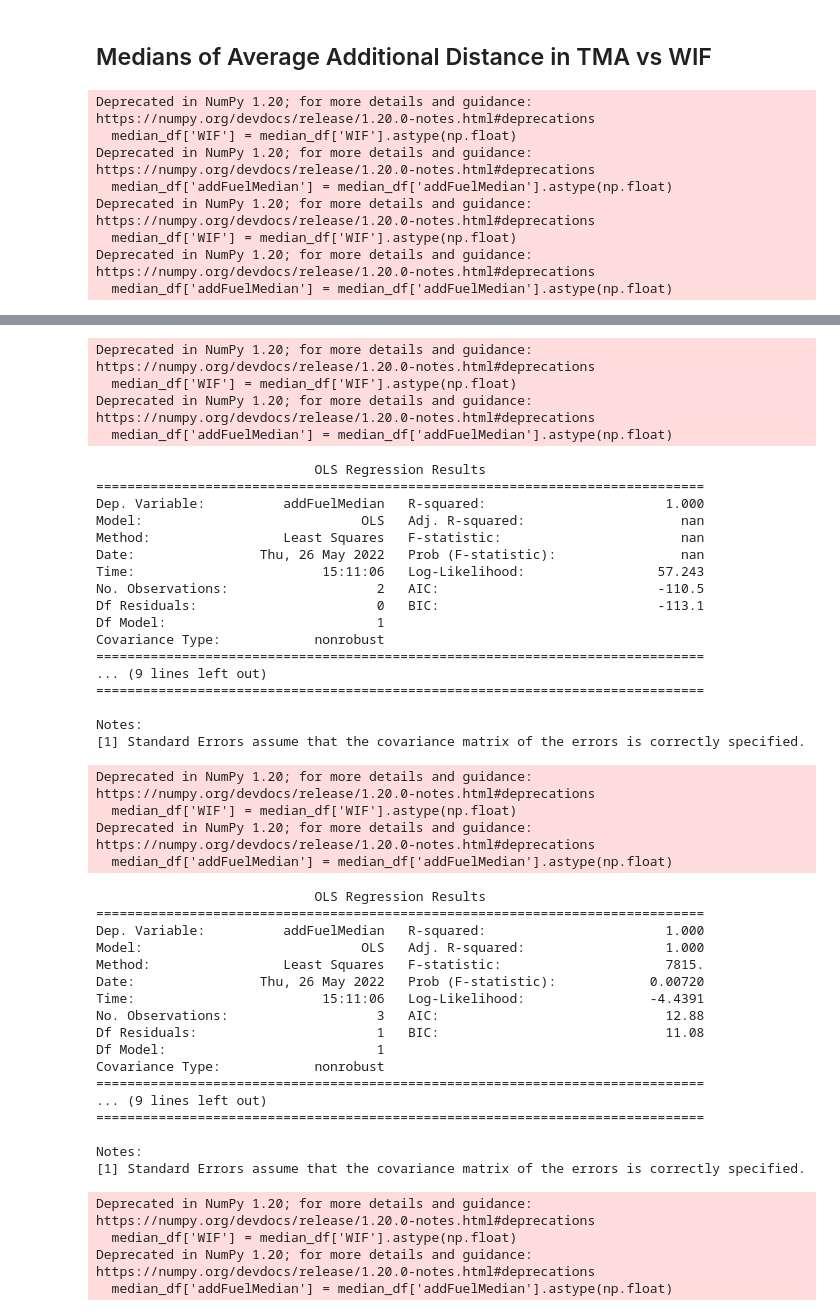
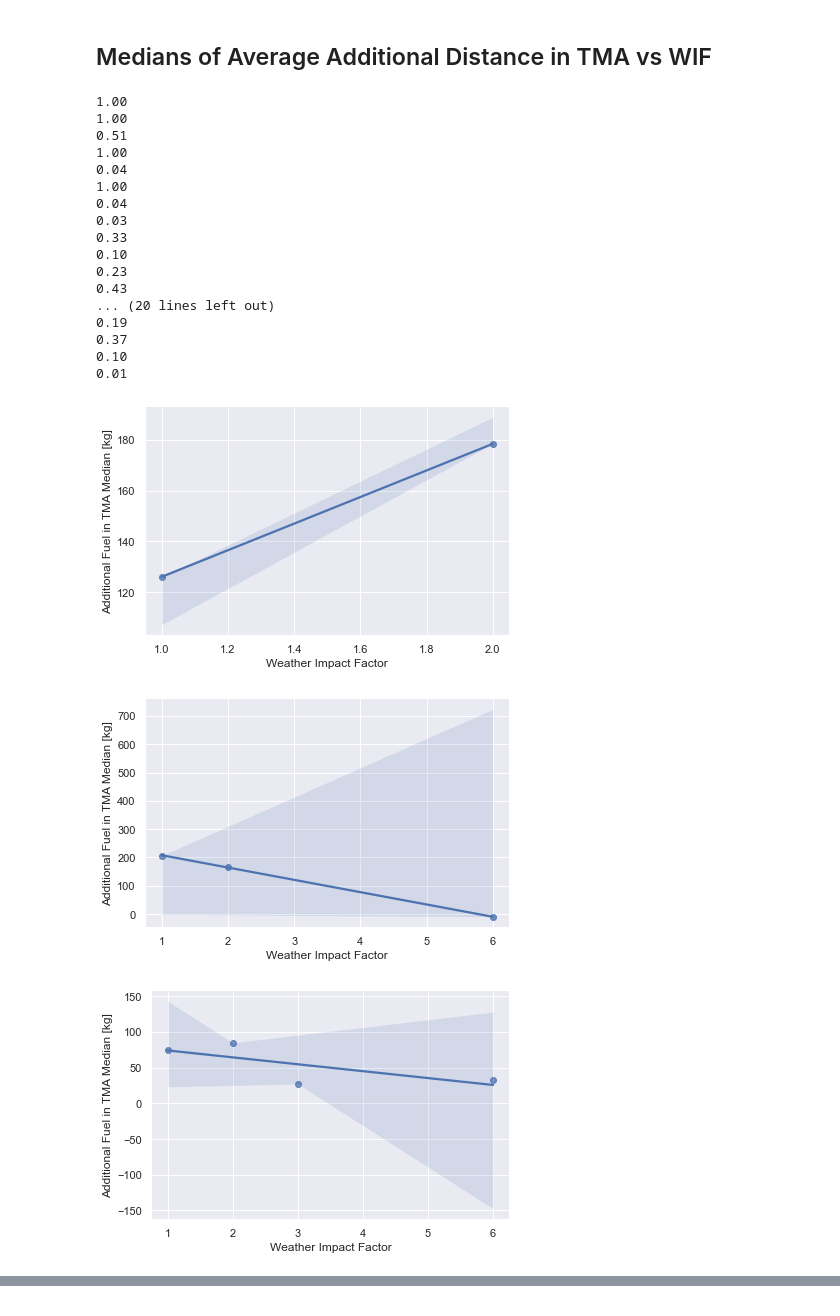
Before and after one commit to anlemett/FlightEfficiencyJournal, a Jupyter notebook: Jupyter/ByClusters/Regression/fuel_medians_vs_impact_factors.ipynb, the cells around one changed output, grey strips where cells are left out. Cells and saved outputs as stored; diff of their text form; code cells hidden in the pictures.

```diff
--- a/Jupyter/ByClusters/Regression/fuel_medians_vs_impact_factors.ipynb
+++ b/Jupyter/ByClusters/Regression/fuel_medians_vs_impact_factors.ipynb
@@ -266,39 +170,54 @@ for runway in RUNWAYS:
             idx_median = np.median(idx_df)
 
             median_df = median_df.append({'WIF': idx, 'addFuelMedian': idx_median}, ignore_index=True)
 
 
         median_df['WIF'] = median_df['WIF'].astype(np.float)
         median_df['addFuelMedian'] = median_df['addFuelMedian'].astype(np.float)
 
         sns.set(rc={'figure.figsize':(1,1)})
 
         sns.lmplot(x='WIF',y='addFuelMedian',data=median_df,fit_reg=True, height=4, aspect=3/2);
         plt.xlabel('Weather Impact Factor')
         plt.ylabel('Additional Fuel in TMA Median [kg]')
         #plt.ylabel('Additional Fuel in TMA Median [%]')
 
         fig_name = "Figures\AddFuelVsWIF\AddFuelVsWIF_runway" + runway + "_cluster" + str(cluster) + ".png"
         #fig_name = "Figures\AddFuelPercentVsWIF\AddFuelPercentVsWIF_runway" + runway + "_cluster" + str(cluster) + ".png"
         plt.savefig(fig_name)
 
         #statsmodel:
         #median_df = median_df[median_df['WIF']<10]
         X_df = median_df[['WIF']]
         y_df = median_df[['addFuelMedian']]
 
         X2 = sm.add_constant(X_df.values)
         est = sm.OLS(y_df, X2)
         est2 = est.fit()
-        print(est2.summary())
+        #print(est2.summary())
+        rsquare = est2.rsquared
+        #print(f"R-suare is {rsquare:.2f}")
+        print(f"{rsquare:.2f}")
         # with outliers - ESGG: 0.49 ESSA: 0.61
         # without outliers - ESGG: 0.18 ESSA: 0.18
 # %% [output]
-Deprecated in NumPy 1.20; for more details and guidance: https://numpy.org/devdocs/release/1.20.0-notes.html#deprecations
-  median_df['WIF'] = median_df['WIF'].astype(np.float)
-Deprecated in NumPy 1.20; for more details and guidance: https://numpy.org/devdocs/release/1.20.0-notes.html#deprecations
-  median_df['addFuelMedian'] = median_df['addFuelMedian'].astype(np.float)
-Deprecated in NumPy 1.20; for more details and guidance: https://numpy.org/devdocs/release/1.20.0-notes.html#deprecations
-  median_df['WIF'] = median_df['WIF'].astype(np.float)
-Deprecated in NumPy 1.20; for more details and guidance: https://numpy.org/devdocs/release/1.20.0-notes.html#deprecations
-  median_df['addFuelMedian'] = median_df['addFuelMedian'].astype(np.float)
+1.00
+1.00
+0.51
+1.00
+0.04
+1.00
+0.04
+0.03
+0.33
+0.10
+0.23
+0.43
+... (20 lines left out)
+0.19
+0.37
+0.10
+0.01
+[figure, added]
+[figure, added]
+[figure, added]
@@ -322,46 +232,0 @@ Notes:
-Deprecated in NumPy 1.20; for more details and guidance: https://numpy.org/devdocs/release/1.20.0-notes.html#deprecations
-  median_df['WIF'] = median_df['WIF'].astype(np.float)
-Deprecated in NumPy 1.20; for more details and guidance: https://numpy.org/devdocs/release/1.20.0-notes.html#deprecations
-  median_df['addFuelMedian'] = median_df['addFuelMedian'].astype(np.float)
-                            OLS Regression Results
-==============================================================================
-Dep. Variable:          addFuelMedian   R-squared:                       1.000
-Model:                            OLS   Adj. R-squared:                    nan
-Method:                 Least Squares   F-statistic:                       nan
-Date:                Thu, 26 May 2022   Prob (F-statistic):                nan
-Time:                        15:11:06   Log-Likelihood:                 57.243
-No. Observations:                   2   AIC:                            -110.5
-Df Residuals:                       0   BIC:                            -113.1
-Df Model:                           1
-Covariance Type:            nonrobust
-==============================================================================
-... (9 lines left out)
-==============================================================================
-
-Notes:
-[1] Standard Errors assume that the covariance matrix of the errors is correctly specified.
-Deprecated in NumPy 1.20; for more details and guidance: https://numpy.org/devdocs/release/1.20.0-notes.html#deprecations
-  median_df['WIF'] = median_df['WIF'].astype(np.float)
-Deprecated in NumPy 1.20; for more details and guidance: https://numpy.org/devdocs/release/1.20.0-notes.html#deprecations
-  median_df['addFuelMedian'] = median_df['addFuelMedian'].astype(np.float)
-                            OLS Regression Results
-==============================================================================
-Dep. Variable:          addFuelMedian   R-squared:                       1.000
-Model:                            OLS   Adj. R-squared:                  1.000
-Method:                 Least Squares   F-statistic:                     7815.
-Date:                Thu, 26 May 2022   Prob (F-statistic):            0.00720
-Time:                        15:11:06   Log-Likelihood:                -4.4391
-No. Observations:                   3   AIC:                             12.88
-Df Residuals:                       1   BIC:                             11.08
-Df Model:                           1
-Covariance Type:            nonrobust
-==============================================================================
-... (9 lines left out)
-==============================================================================
-
-Notes:
-[1] Standard Errors assume that the covariance matrix of the errors is correctly specified.
-Deprecated in NumPy 1.20; for more details and guidance: https://numpy.org/devdocs/release/1.20.0-notes.html#deprecations
-  median_df['WIF'] = median_df['WIF'].astype(np.float)
-Deprecated in NumPy 1.20; for more details and guidance: https://numpy.org/devdocs/release/1.20.0-notes.html#deprecations
-  median_df['addFuelMedian'] = median_df['addFuelMedian'].astype(np.float)
```
Also changed, not shown: parts of 3 cells of this notebook, 19 other files.
